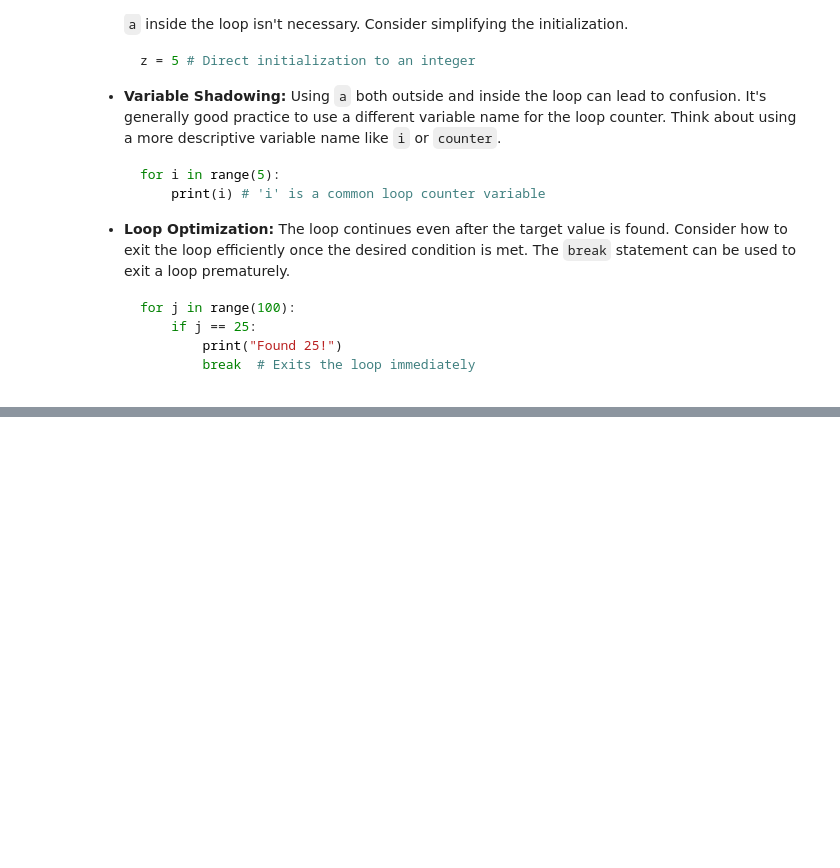
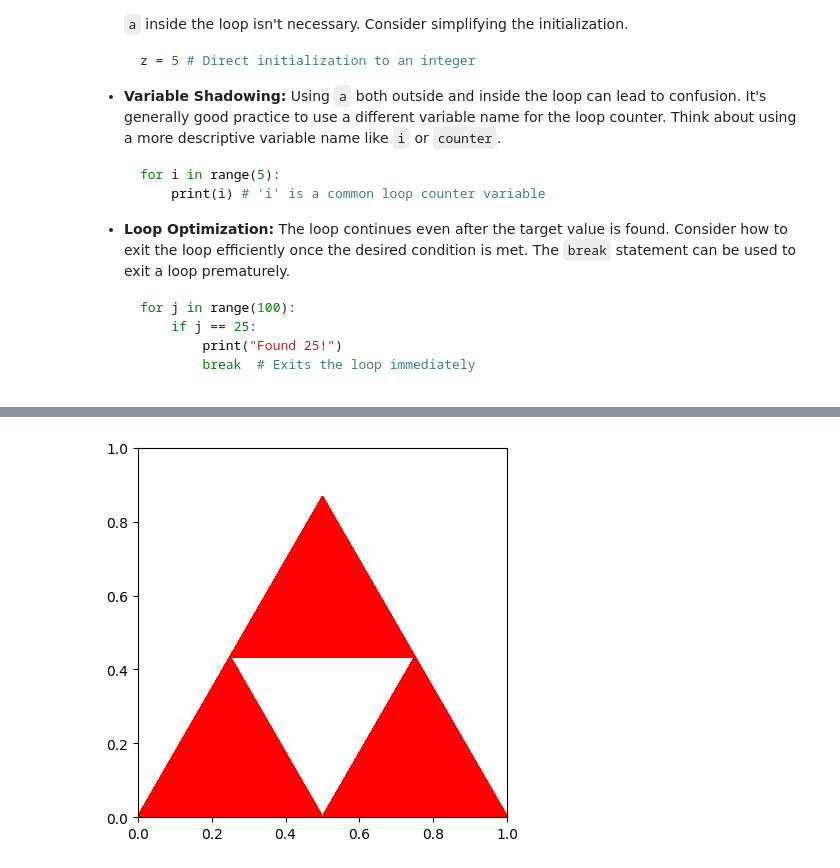
Before and after one commit to freemank1224/teach-python, a Jupyter notebook: Untitled1.ipynb, the cells around one changed output, grey strips where cells are left out. Drawn from its saved outputs; the diff is of its cells as text; code cells hidden in the pictures; blank space fills up the shorter version.

```diff
--- a/Untitled1.ipynb
+++ b/Untitled1.ipynb
@@ -72,0 +562,30 @@ Let's analyze and improve this Python code snippet.  Here are some points to con
+# %%
+import matplotlib.pyplot as plt
+from matplotlib.patches import Polygon
+
+def sierpinski_gasket(n):
+    fig, ax = plt.subplots()
+    ax.set_aspect('equal')
+    ax.axis('on')
+
+    # 初始三角形
+    triangle = [[0, 0], [1, 0], [0.5, 0.5*(3**0.5)]]
+    ax.add_patch(Polygon(triangle, color='white'))
+
+    for _ in range(n):
+        new_triangles = []
+        for tri in ax.patches:
+            coords = tri.get_xy()
+            a, b, c = coords[:3]
+            # 生成新的三角形
+            new_tri1 = [a, (a + b) / 2, (a + c) / 2]
+            new_tri2 = [(a + b) / 2, b, (b + c) / 2]
+            new_tri3 = [(a + c) / 2, (b + c) / 2, c]
+            new_triangles.extend([new_tri1, new_tri2, new_tri3])
+        for tri in new_triangles:
+            ax.add_patch(Polygon(tri, color='red'))
+    plt.show()
+
+sierpinski_gasket(6)
+# %% [output]
+[figure, added]
```
Also changed, not shown: parts of 11 cells of this notebook, 6 other files.
